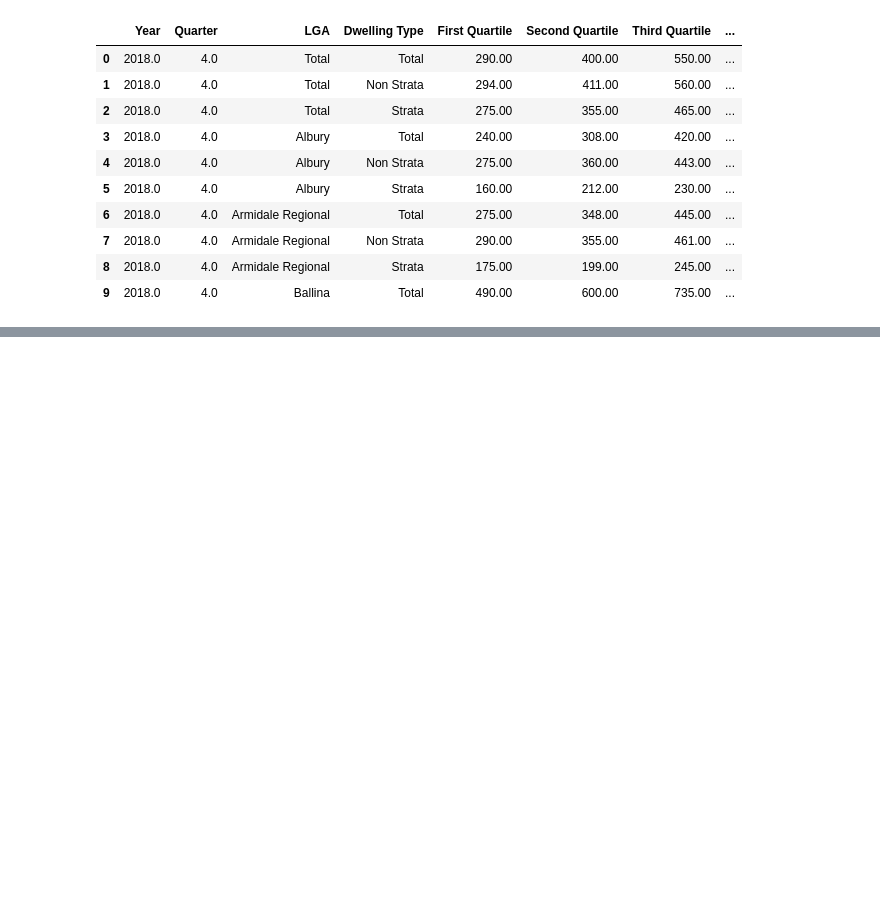
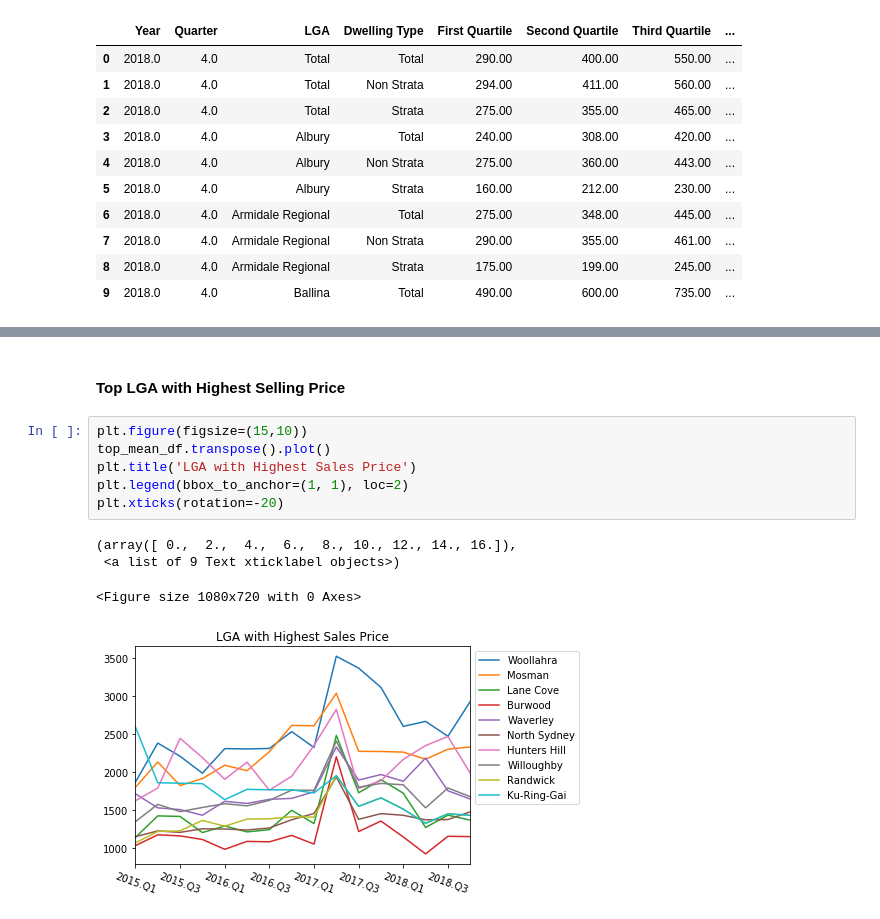
Before and after one commit to alyssa-raphaella/ITEC657_Project_GroupB, a Jupyter notebook: Sales Visualizations.ipynb, the cells around one changed output, grey strips where cells are left out. Saved outputs shown, nothing was run; the diff lists cells and outputs as text; blank space fills up the shorter version.

```diff
--- a/Sales Visualizations.ipynb
+++ b/Sales Visualizations.ipynb
@@ -55,0 +47,13 @@ sales_df.head(10)
+# %% [markdown]
+#### Top LGA with Highest Selling Price
+# %%
+plt.figure(figsize=(15,10))
+top_mean_df.transpose().plot()
+plt.title('LGA with Highest Sales Price')
+plt.legend(bbox_to_anchor=(1, 1), loc=2)
+plt.xticks(rotation=-20)
+# %% [output]
+(array([ 0.,  2.,  4.,  6.,  8., 10., 12., 14., 16.]),
+ <a list of 9 Text xticklabel objects>)
+<Figure size 1080x720 with 0 Axes>
+[figure, added]
```
Also changed, not shown: parts of 11 cells of this notebook.
